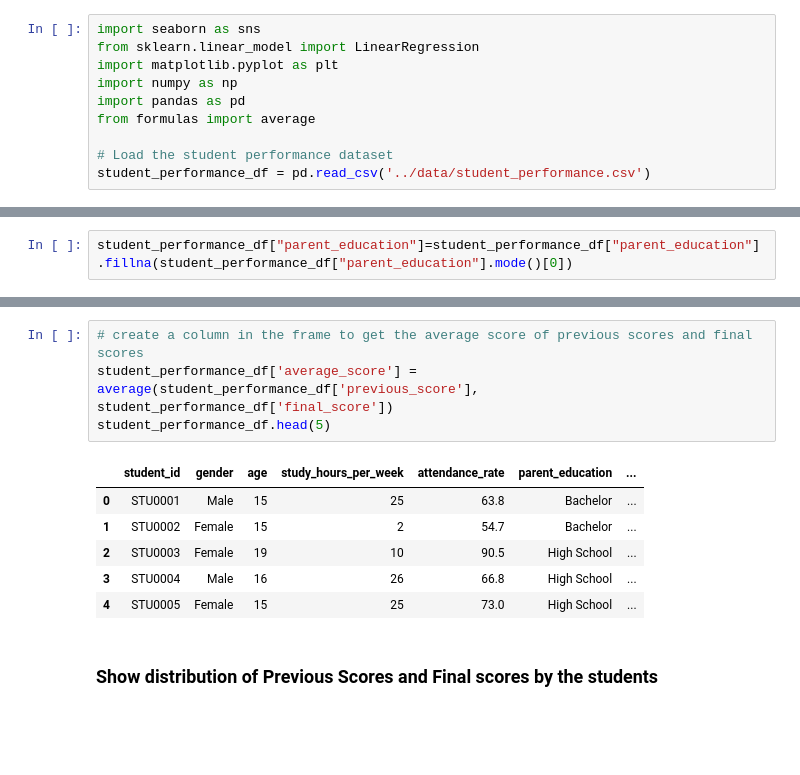
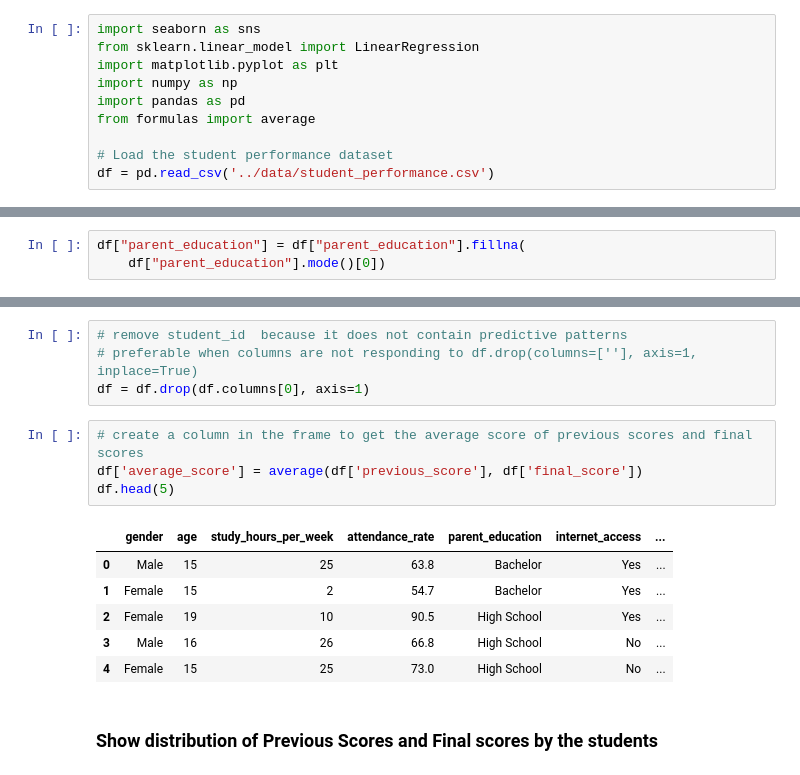
Before and after one commit to raymakoko/Student_Performance_Analyzer, a Jupyter notebook: notebooks/visualization.ipynb, the cells around one changed output, grey strips where cells are left out. Saved outputs shown, nothing was run; the diff lists cells and outputs as text; blank space fills up the shorter version.

```diff
--- a/notebooks/visualization.ipynb
+++ b/notebooks/visualization.ipynb
@@ -7,5 +7,5 @@ import pandas as pd
 from formulas import average
 
 # Load the student performance dataset
-student_performance_df = pd.read_csv('../data/student_performance.csv')
+df = pd.read_csv('../data/student_performance.csv')
 # %%
@@ -24,5 +24,6 @@ final_score               0
 passed                    0
 dtype: int64
 # %%
-student_performance_df["parent_education"]=student_performance_df["parent_education"].fillna(student_performance_df["parent_education"].mode()[0])
+df["parent_education"] = df["parent_education"].fillna(
+    df["parent_education"].mode()[0])
 # %%
@@ -54,17 +55,21 @@ student_performance_df.head(10)
 | 7 | STU0008 | Female | 15 | 21 | 81.7 | Master | ... |
 | 8 | STU0009 | Female | 19 | 9 | 84.2 | High School | ... |
 | 9 | STU0010 | Female | 15 | 8 | 95.7 | Master | ... |
+# %%
+# remove student_id  because it does not contain predictive patterns
+# preferable when columns are not responding to df.drop(columns=[''], axis=1, inplace=True)
+df = df.drop(df.columns[0], axis=1)
 # %%
 # create a column in the frame to get the average score of previous scores and final scores
-student_performance_df['average_score'] =  average(student_performance_df['previous_score'], student_performance_df['final_score'])
-student_performance_df.head(5)
+df['average_score'] = average(df['previous_score'], df['final_score'])
+df.head(5)
 # %% [output]
-|  | student_id | gender | age | study_hours_per_week | attendance_rate | parent_education | ... |
-| 0 | STU0001 | Male | 15 | 25 | 63.8 | Bachelor | ... |
-| 1 | STU0002 | Female | 15 | 2 | 54.7 | Bachelor | ... |
-| 2 | STU0003 | Female | 19 | 10 | 90.5 | High School | ... |
-| 3 | STU0004 | Male | 16 | 26 | 66.8 | High School | ... |
-| 4 | STU0005 | Female | 15 | 25 | 73.0 | High School | ... |
+|  | gender | age | study_hours_per_week | attendance_rate | parent_education | internet_access | ... |
+| 0 | Male | 15 | 25 | 63.8 | Bachelor | Yes | ... |
+| 1 | Female | 15 | 2 | 54.7 | Bachelor | Yes | ... |
+| 2 | Female | 19 | 10 | 90.5 | High School | Yes | ... |
+| 3 | Male | 16 | 26 | 66.8 | High School | No | ... |
+| 4 | Female | 15 | 25 | 73.0 | High School | No | ... |
 # %% [markdown]
 ### Show distribution of Previous Scores and Final scores by the students
 # %%
```
Also changed, not shown: parts of 14 cells of this notebook, 1 other file.
